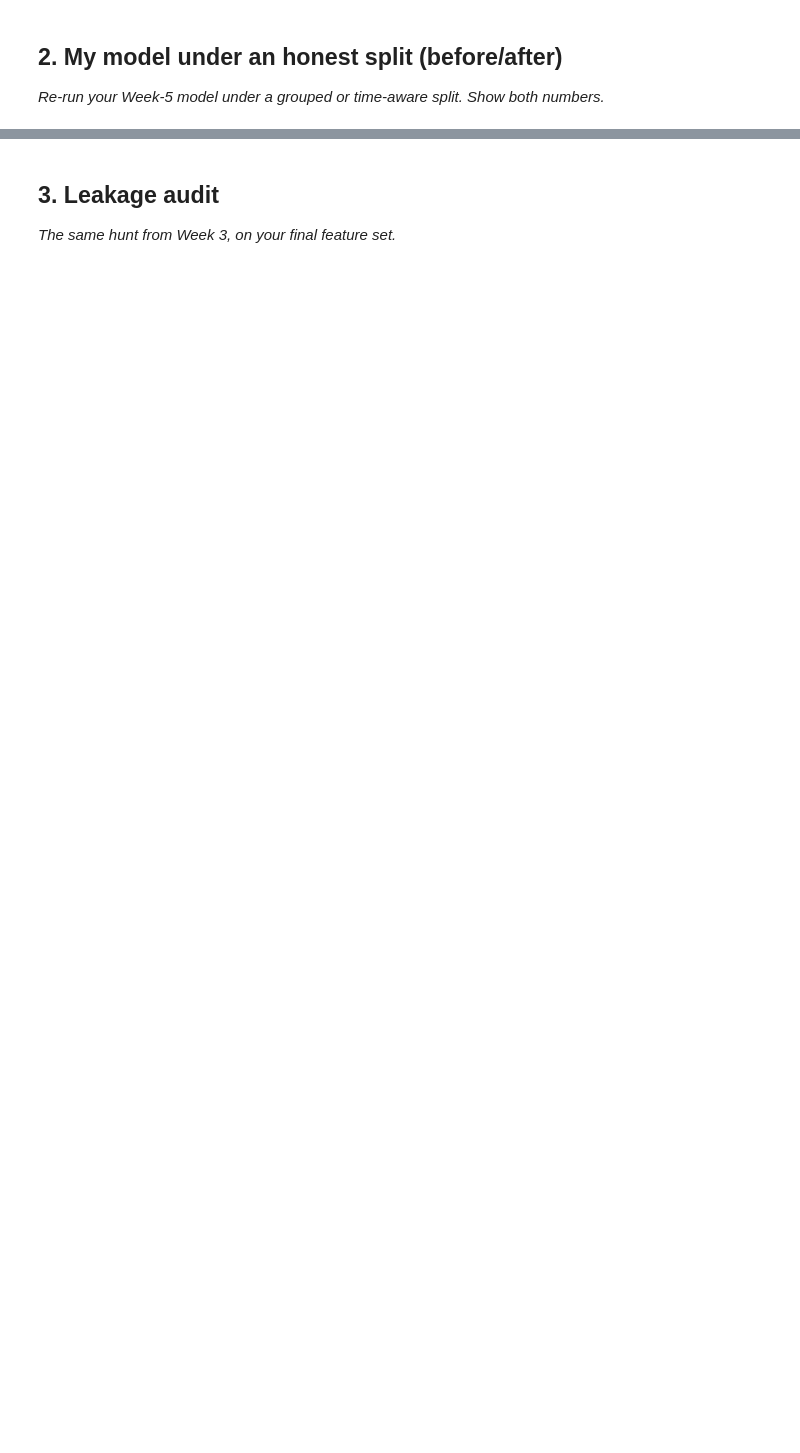
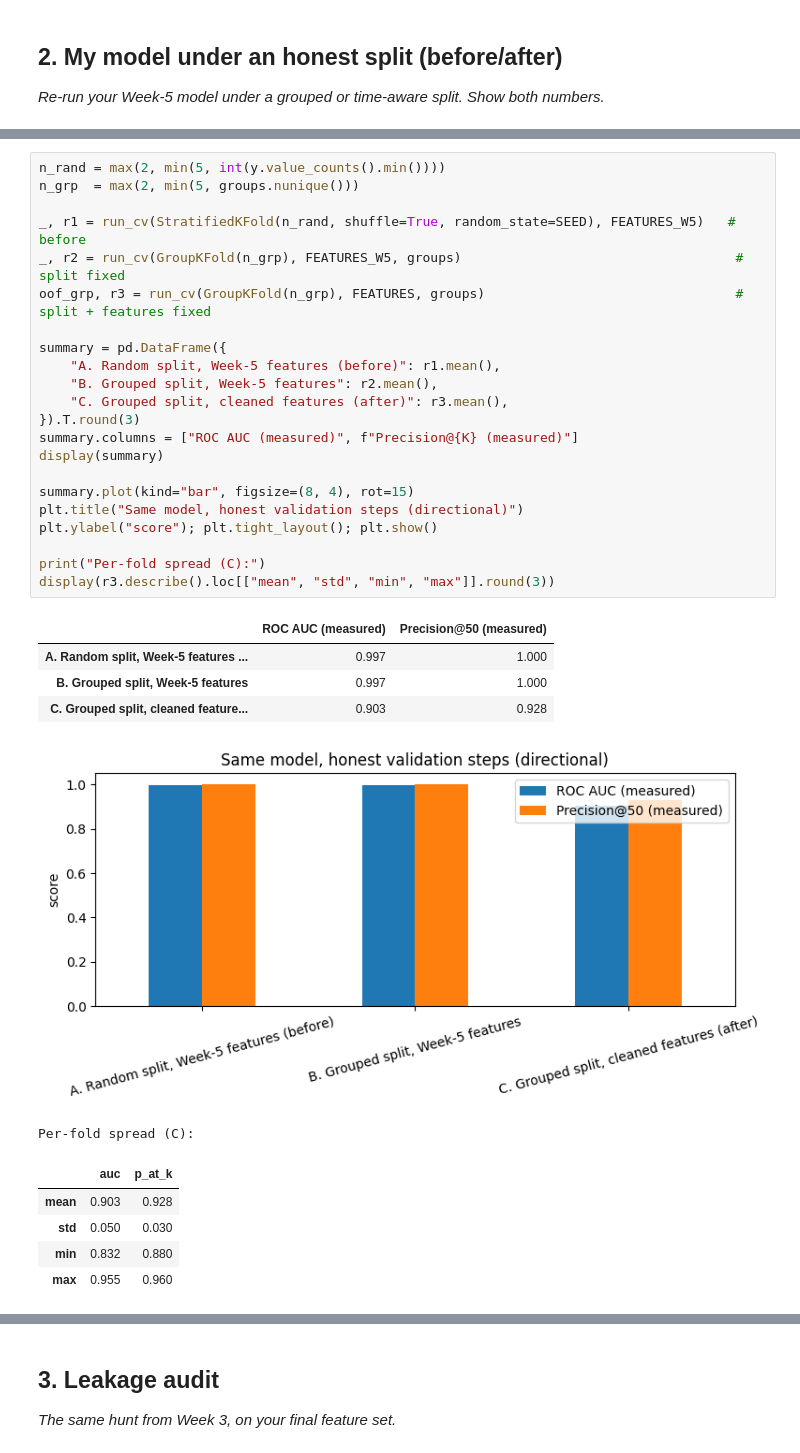
Before and after one commit to piasa19/flyrank-ml-internship-starter, a Jupyter notebook: work/notebooks/w06_validation_audit.ipynb, the cells around one changed output, grey strips where cells are left out. Drawn from its saved outputs; the diff is of its cells as text; blank space fills up the shorter version.

```diff
--- a/work/notebooks/w06_validation_audit.ipynb
+++ b/work/notebooks/w06_validation_audit.ipynb
@@ -16,0 +93,34 @@ This skeleton is yours to fill. Work the sections **in order** — each one has
+# %%
+n_rand = max(2, min(5, int(y.value_counts().min())))
+n_grp  = max(2, min(5, groups.nunique()))
+
+_, r1 = run_cv(StratifiedKFold(n_rand, shuffle=True, random_state=SEED), FEATURES_W5)   # before
+_, r2 = run_cv(GroupKFold(n_grp), FEATURES_W5, groups)                                   # split fixed
+oof_grp, r3 = run_cv(GroupKFold(n_grp), FEATURES, groups)                                # split + features fixed
+
+summary = pd.DataFrame({
+    "A. Random split, Week-5 features (before)": r1.mean(),
+    "B. Grouped split, Week-5 features": r2.mean(),
+    "C. Grouped split, cleaned features (after)": r3.mean(),
+}).T.round(3)
+summary.columns = ["ROC AUC (measured)", f"Precision@{K} (measured)"]
+display(summary)
+
+summary.plot(kind="bar", figsize=(8, 4), rot=15)
+plt.title("Same model, honest validation steps (directional)")
+plt.ylabel("score"); plt.tight_layout(); plt.show()
+
+print("Per-fold spread (C):")
+display(r3.describe().loc[["mean", "std", "min", "max"]].round(3))
+# %% [output]
+|  | ROC AUC (measured) | Precision@50 (measured) |
+| A. Random split, Week-5 features ... | 0.997 | 1.000 |
+| B. Grouped split, Week-5 features | 0.997 | 1.000 |
+| C. Grouped split, cleaned feature... | 0.903 | 0.928 |
+[figure, added]
+Per-fold spread (C):
+|  | auc | p_at_k |
+| mean | 0.903 | 0.928 |
+| std | 0.050 | 0.030 |
+| min | 0.832 | 0.880 |
+| max | 0.955 | 0.960 |
```
Also changed, not shown: parts of 7 cells of this notebook.
